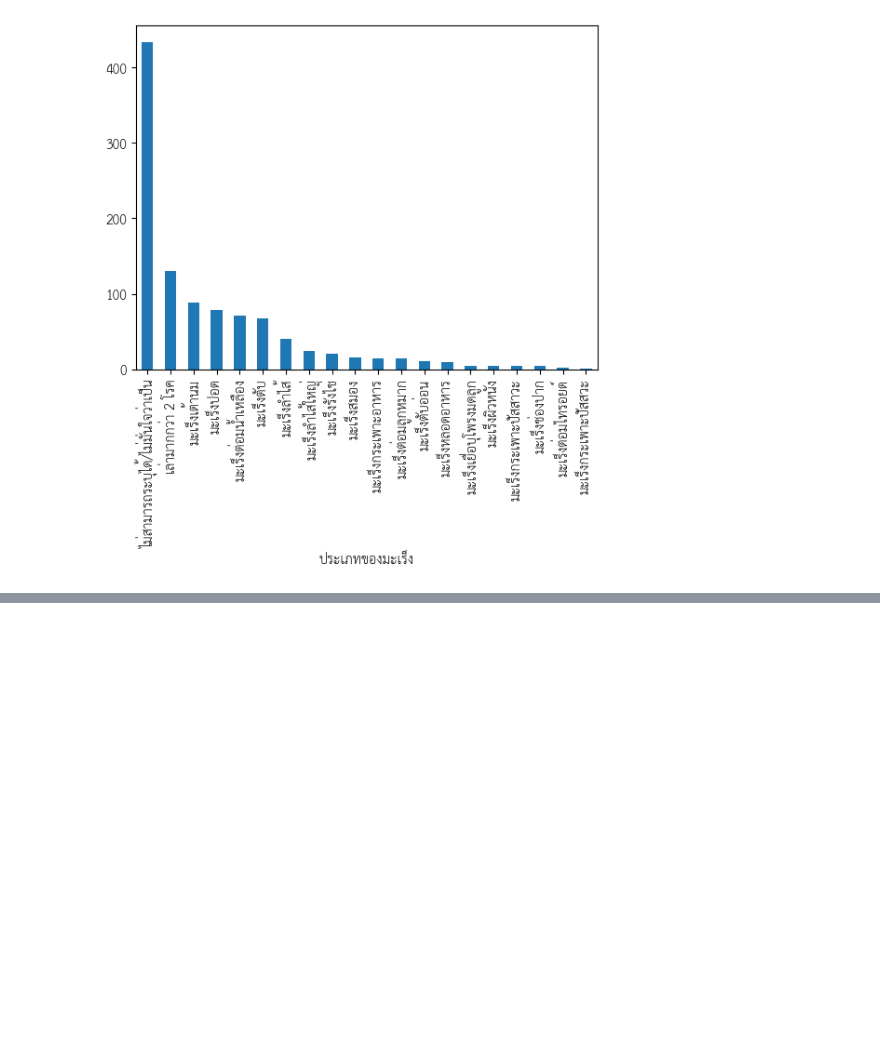
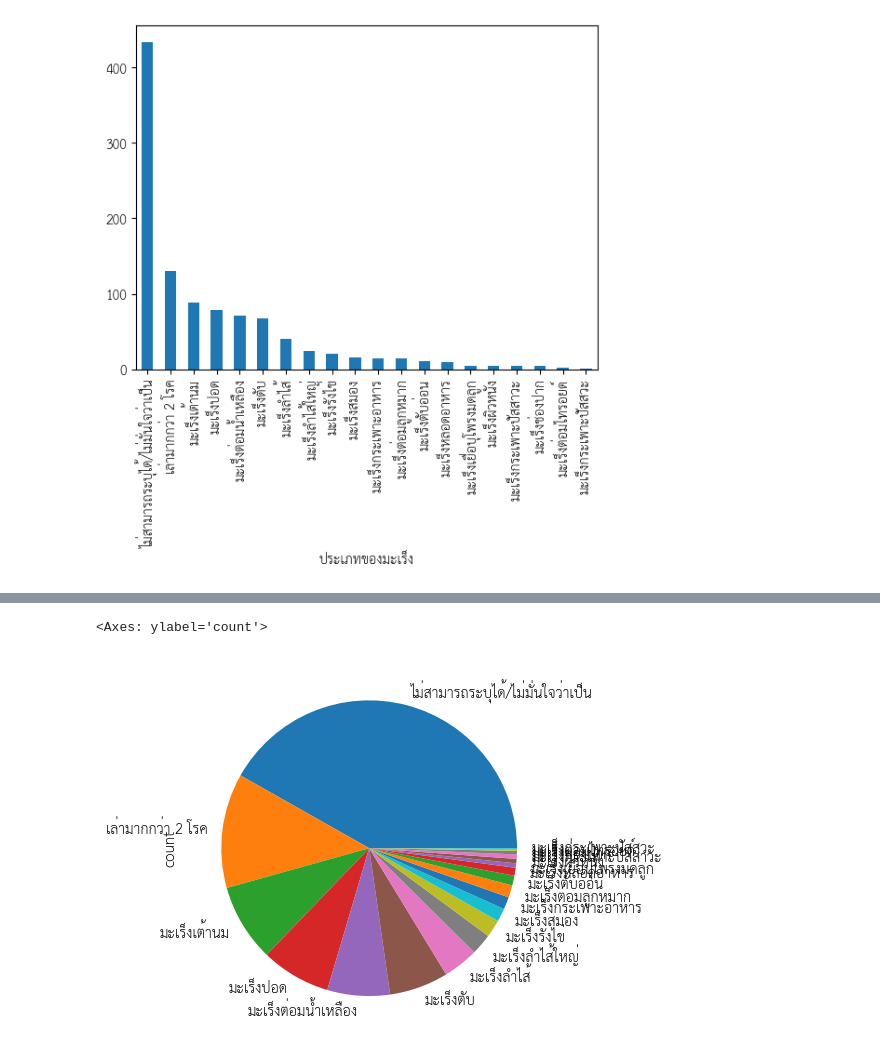
Before and after one commit to MOOwuttichai/Cancer_Social_Listening, a Jupyter notebook: เเยกมะเร็ง+เพศ.ipynb, the cells around one changed output, grey strips where cells are left out. Saved outputs shown, nothing was run; the diff lists cells and outputs as text; code cells hidden in the pictures; blank space fills up the shorter version.

```diff
--- a/เเยกมะเร็ง+เพศ.ipynb
+++ b/เเยกมะเร็ง+เพศ.ipynb
@@ -441,0 +447,5 @@ use_data['ประเภทของมะเร็ง'].value_counts().plot(ki
+# %%
+use_data['ประเภทของมะเร็ง'].value_counts().plot(kind='pie')
+# %% [output]
+<Axes: ylabel='count'>
+[figure, added]
```
Also changed, not shown: parts of 2 cells of this notebook.
